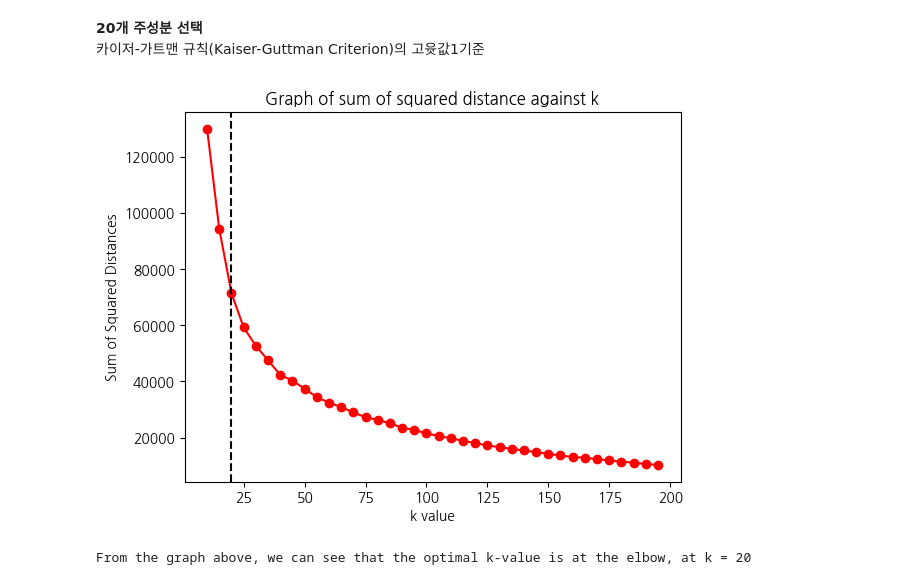
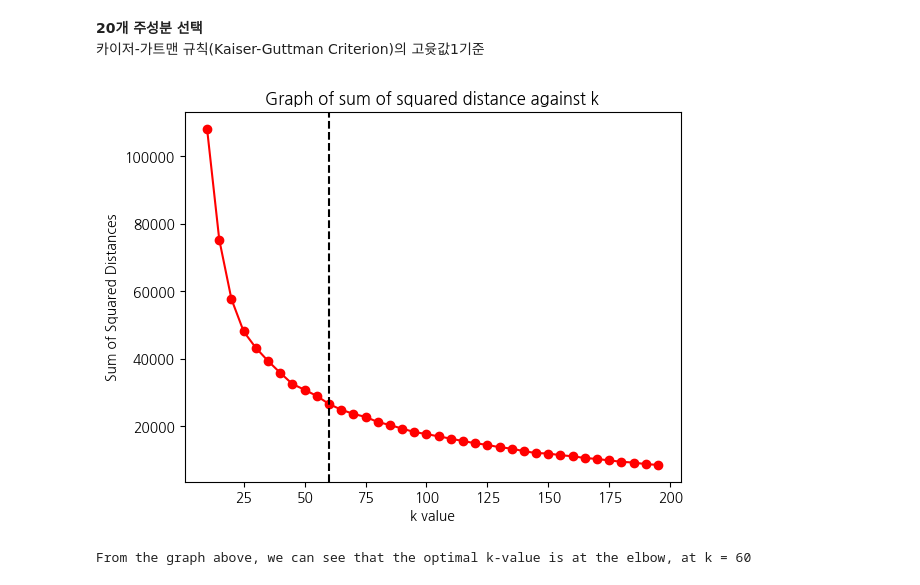
Before and after one commit to DART-KNU/End-to-End-Pairs-Trading, a Jupyter notebook: Pairs Selection/Pairs Selection.ipynb, the cells around one changed output. Saved outputs shown, nothing was run; the diff lists cells and outputs as text; code cells hidden in the pictures.

```diff
--- a/Pairs Selection/Pairs Selection.ipynb
+++ b/Pairs Selection/Pairs Selection.ipynb
@@ -54,0 +38,15 @@ csv_data = csv_data.replace(',', '', regex=True).astype(float)
+# %%
+csv_data.columns = csv_data.iloc[0]
+csv_data = csv_data.iloc[1:]
+csv_data.set_index('Symbol Name', inplace=True)
+csv_data = csv_data.replace(',', '', regex=True).astype(float)
+
+val_data.columns = val_data.iloc[0]
+val_data = val_data.iloc[1:]
+val_data.set_index('Symbol Name', inplace=True)
+val_data = val_data.replace(',', '', regex=True).astype(float)
+
+test_data.columns = test_data.iloc[0]
+test_data = test_data.iloc[1:]
+test_data.set_index('Symbol Name', inplace=True)
+test_data = test_data.replace(',', '', regex=True).astype(float)
@@ -54,0 +61,3 @@ csv_data = csv_data.replace(',', '', regex=True).astype(float)
+# %%
+total_data = pd.concat([csv_data, val_data, test_data])
+total_data = total_data.dropna(axis=1)
@@ -54,0 +68,5 @@ csv_data = csv_data.replace(',', '', regex=True).astype(float)
+# %%
+csv_data = total_data.iloc[:2979]
+val_data = total_data.iloc[2979:2979+732]
+test_data = total_data.iloc[2979+732:]
+simul_data = val_data = total_data.iloc[:2979+732]
@@ -55,5 +81,5 @@ csv_data = csv_data.replace(',', '', regex=True).astype(float)
 # %%
-data = csv_data.dropna(axis=1)
+data = csv_data
 data = np.log(data / data.shift(1))
 data = data.dropna(axis=0)
 log_return_data = data
@@ -154,37 +208,37 @@ def optimise_k(pca_df):
         ks.append(i)
 
     # Plot graph of "Sum of Squared Distances" against "k value".
     # Using this graph, the optimal number of centroids can be found via the elbow method
     plt.plot(ks, error, marker="o", color="r")
     plt.title("Graph of sum of squared distance against k")
     plt.xlabel("k value")
     plt.ylabel("Sum of Squared Distances")
-    plt.axvline(20, color='black', linestyle='--')
+    plt.axvline(60, color='black', linestyle='--')
     plt.show()
 
 def cluster_kmeans(pca_df, k):
 
     # Initialise the KMeans function with the k number of centroids.
     kmeans = KMeans(n_clusters=k)
 
     # Fits the model with pcd_df and applies KMeans algorithm on pca_df.
     kmeans.fit(pca_df)
 
     # Using the method .predict(X), it calculates the closest cluster each datapoint in dataset X belongs to.
     results = kmeans.predict(pca_df)
 
     # Plot the cluster results.
     fig, ax = plt.subplots(figsize=(9,6))
     pca_df.plot(x="PC1", y="PC2", kind="scatter",
         title=f"K-Means Cluster Results, k={k}", c=results, cmap="jet", ax=ax)
     plt.show()
     return results
 
 optimise_k(pca_df)
-print(f"From the graph above, we can see that the optimal k-value is at the elbow, at k = 20")
+print(f"From the graph above, we can see that the optimal k-value is at the elbow, at k = 60")
 # %% [output]
-[figure, old version]
+[figure, new version]
-From the graph above, we can see that the optimal k-value is at the elbow, at k = 20
+From the graph above, we can see that the optimal k-value is at the elbow, at k = 60
 # %%
 '''Plotting the K-Means Cluster Results'''
 
```
Also changed, not shown: parts of 44 cells of this notebook, 2 other files.
